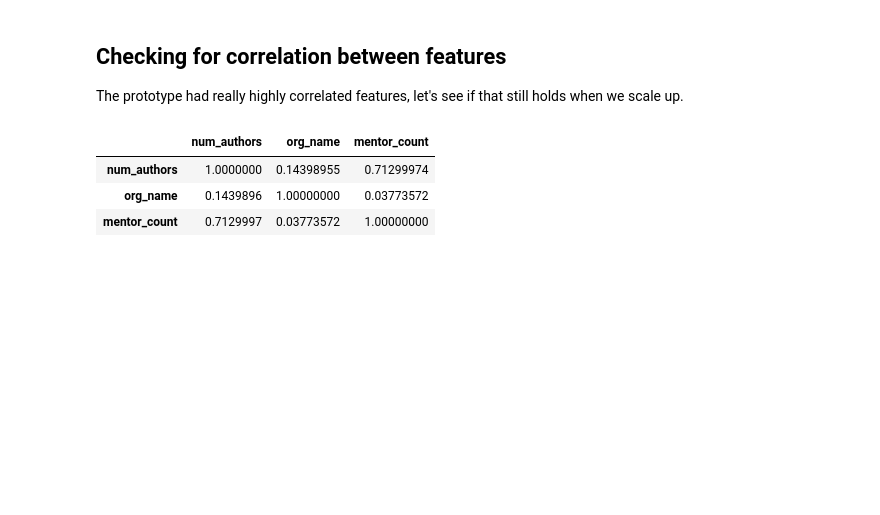
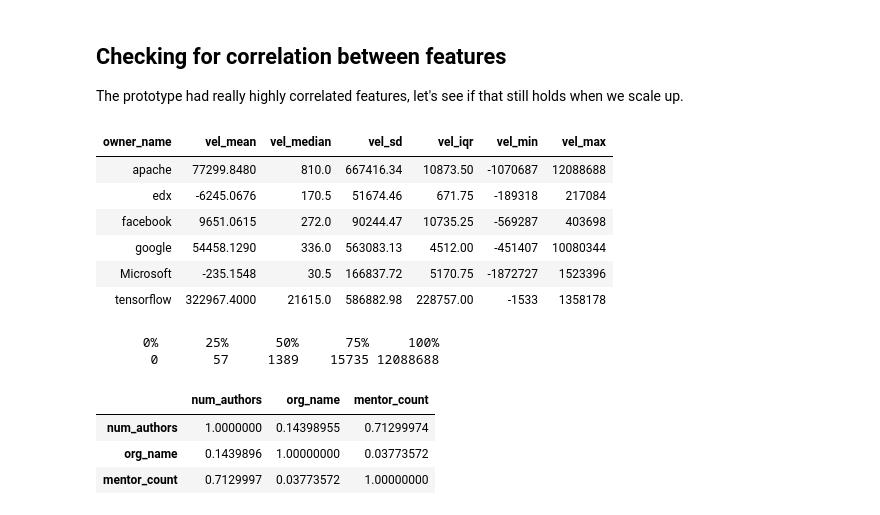
Before and after one commit to tbonza/EDS19, a Jupyter notebook: project/FinalReport.ipynb, the cells around one changed output. Cells and saved outputs as stored; diff of their text form; code cells hidden in the pictures; blank space fills up the shorter version.

```diff
--- a/project/FinalReport.ipynb
+++ b/project/FinalReport.ipynb
@@ -338,6 +356,34 @@ dim(y)
 
 The prototype had really highly correlated features, let's
 see if that still holds when we scale up.
+# %%
+veldist <- y %>% filter(ts == 2018) %>%
+            select(owner_name, project_name, velocity) %>%
+            group_by(owner_name) %>%
+            summarize(
+                vel_mean = mean(velocity),
+                vel_median = median(velocity),
+                vel_sd = sd(velocity),
+                vel_iqr = IQR(velocity),
+                vel_min = min(velocity),
+                vel_max = max(velocity),
+            )
+veldist
+# %% [output]
+| owner_name | vel_mean | vel_median | vel_sd | vel_iqr | vel_min | vel_max |
+| apache | 77299.8480 | 810.0 | 667416.34 | 10873.50 | -1070687 | 12088688 |
+| edx | -6245.0676 | 170.5 | 51674.46 | 671.75 | -189318 | 217084 |
+| facebook | 9651.0615 | 272.0 | 90244.47 | 10735.25 | -569287 | 403698 |
+| google | 54458.1290 | 336.0 | 563083.13 | 4512.00 | -451407 | 10080344 |
+| Microsoft | -235.1548 | 30.5 | 166837.72 | 5170.75 | -1872727 | 1523396 |
+| tensorflow | 322967.4000 | 21615.0 | 586882.98 | 228757.00 | -1533 | 1358178 |
+# %%
+yvel <- y %>% filter(ts == 2018) %>% select(velocity)
+
+quantile(abs(yvel$velocity))
+# %% [output]
+      0%      25%      50%      75%     100%
+       0       57     1389    15735 12088688
 # %%
 M <- X %>% select(-ts, -owner_name, -project_name) %>% cor()
 M
```
Also changed, not shown: parts of 9 cells of this notebook, 5 other files.
